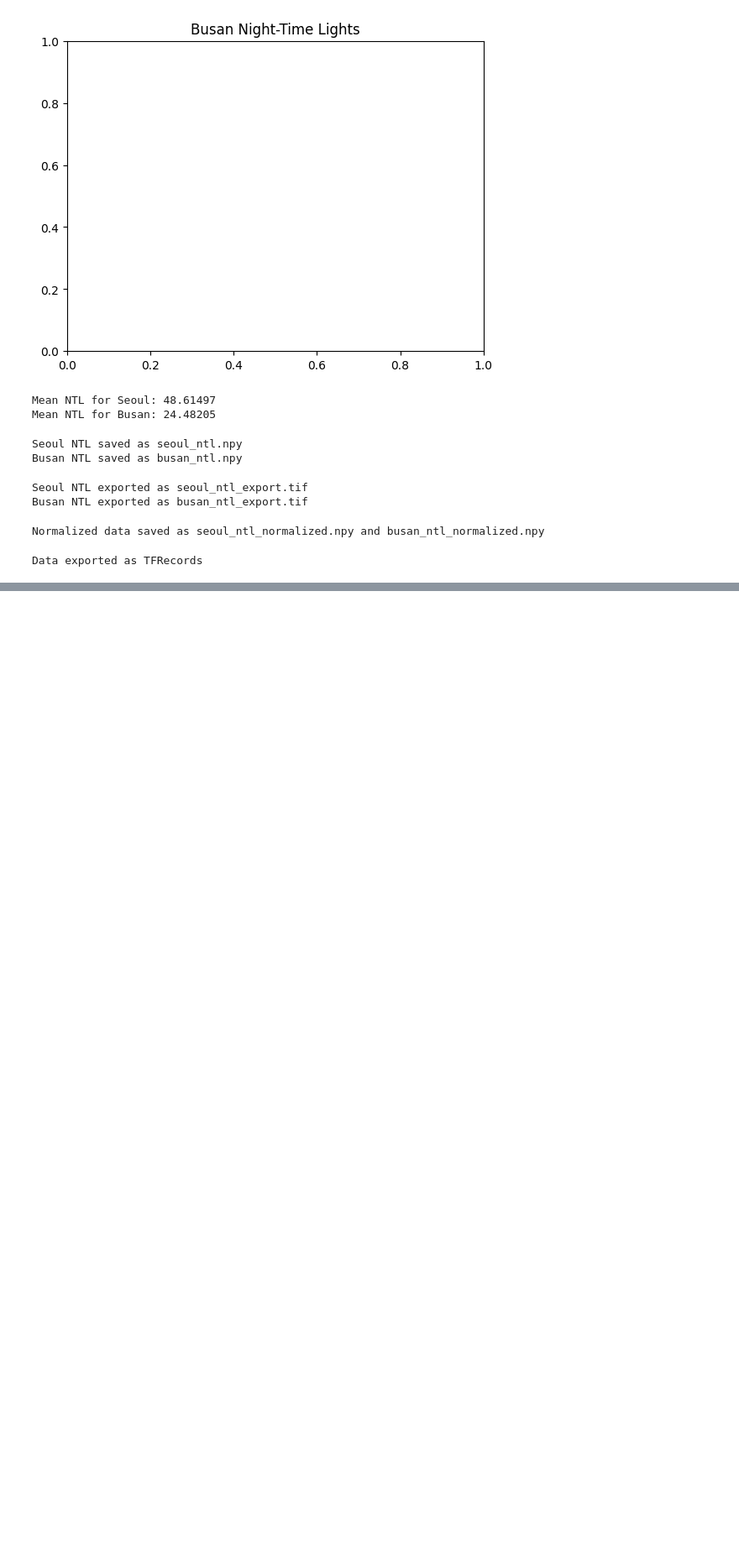
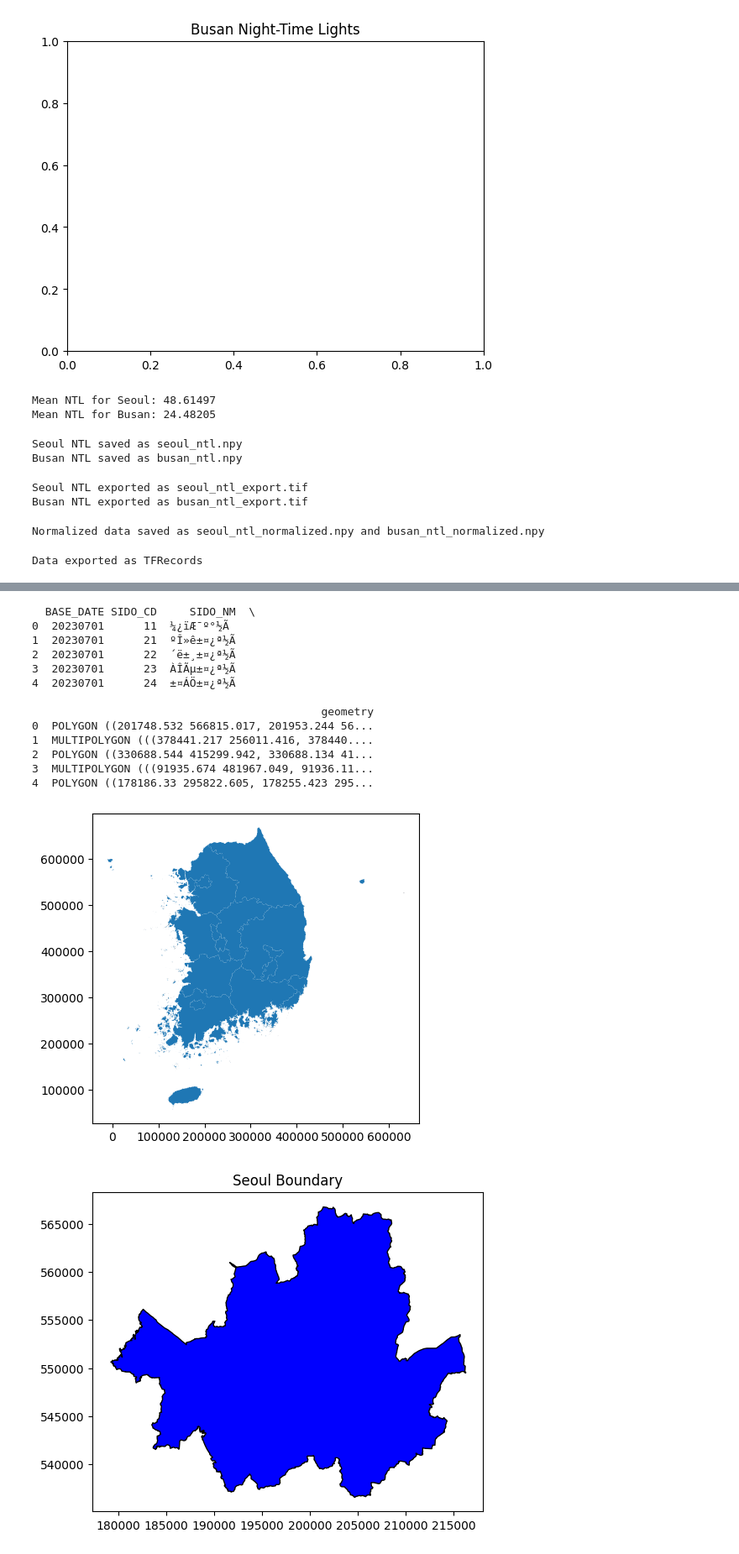
Before and after one commit to podobongbong/the_project, a Jupyter notebook: Nov25_NTL.ipynb, the cells around one changed output, grey strips where cells are left out. Shown: that part at 84% size. Cells and saved outputs as stored; diff of their text form; code cells hidden in the pictures; blank space fills up the shorter version.

```diff
--- a/Nov25_NTL.ipynb
+++ b/Nov25_NTL.ipynb
@@ -248,0 +296,73 @@ Data exported as TFRecords
+# %%
+from matplotlib import pyplot as plt
+
+# Load the NTL raster for Seoul and Busan
+seoul_ntl = rasterio.open("/content/the_project/data/gis/seoul_ntl.tif")
+busan_ntl = rasterio.open("/content/the_project/data/gis/busan_ntl.tif")
+
+# Check CRS of building footprints and raster
+print("Seoul Buildings CRS:", seoul_buildings.crs)
+print("Seoul NTL CRS:", seoul_ntl.crs)
+print("Busan Buildings CRS:", busan_buildings.crs)
+print("Busan NTL CRS:", busan_ntl.crs)
+
+# Reproject building footprints if necessary
+if seoul_buildings.crs != seoul_ntl.crs:
+    seoul_buildings = seoul_buildings.to_crs(seoul_ntl.crs)
+
+if busan_buildings.crs != busan_ntl.crs:
+    busan_buildings = busan_buildings.to_crs(busan_ntl.crs)
+# %%
+municipalities = gpd.read_file("/content/drive/MyDrive/BND_SIDO_PG/BND_SIDO_PG.shp")
+print(municipalities.head())
+municipalities.plot()
+
+municipalities['SIDO_CD'] = municipalities['SIDO_CD'].astype(int) # Change to int
+
+seoul = municipalities[municipalities['SIDO_CD'] == 11]
+busan = municipalities[municipalities['SIDO_CD'] == 21]
+
+seoul.plot(color="blue", edgecolor="black", figsize=(6, 6))
+plt.title("Seoul Boundary")
+plt.show()
+
+busan.plot(color="green", edgecolor="black", figsize=(6, 6))
+plt.title("Busan Boundary")
+plt.show()
+
+# Ensure CRS alignment
+if seoul_buildings.crs != seoul.crs:
+    seoul_buildings = seoul.to_crs(seoul.crs)
+if busan_buildings.crs != busan.crs:
+    busan_buildings = busan_buildings.to_crs(busan.crs)
+
+# Crop Seoul buildings
+seoul_cropped = gpd.overlay(seoul_buildings, seoul, how='intersection')
+
+# Crop Busan buildings
+busan_cropped = gpd.overlay(busan_buildings, busan, how='intersection')
+
+# Visualize cropped results
+seoul_cropped.plot(figsize=(10, 8), color="blue", alpha=0.5)
+plt.title("Cropped Seoul Buildings")
+plt.show()
+
+busan_cropped.plot(figsize=(10, 8), color="green", alpha=0.5)
+plt.title("Cropped Busan Buildings")
+plt.show()
+# %% [output]
+  BASE_DATE SIDO_CD     SIDO_NM  \
+0  20230701      11  ¼­¿ïÆ¯º°½Ã
+1  20230701      21  ºÎ»ê±¤¿ª½Ã
+2  20230701      22  ´ë±¸±¤¿ª½Ã
+3  20230701      23  ÀÎÃµ±¤¿ª½Ã
+4  20230701      24  ±¤ÁÖ±¤¿ª½Ã
+
+                                            geometry
+0  POLYGON ((201748.532 566815.017, 201953.244 56...
+1  MULTIPOLYGON (((378441.217 256011.416, 378440....
+2  POLYGON ((330688.544 415299.942, 330688.134 41...
+3  MULTIPOLYGON (((91935.674 481967.049, 91936.11...
+4  POLYGON ((178186.33 295822.605, 178255.423 295...
+[figure, added]
+[figure, added]
```
Also changed, not shown: parts of 8 cells of this notebook.
